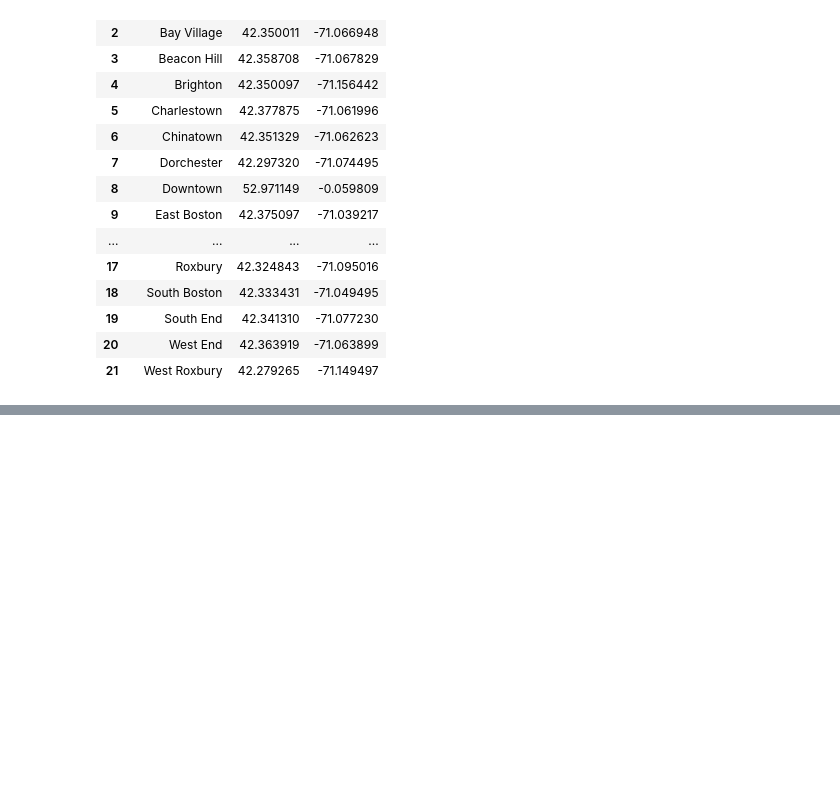
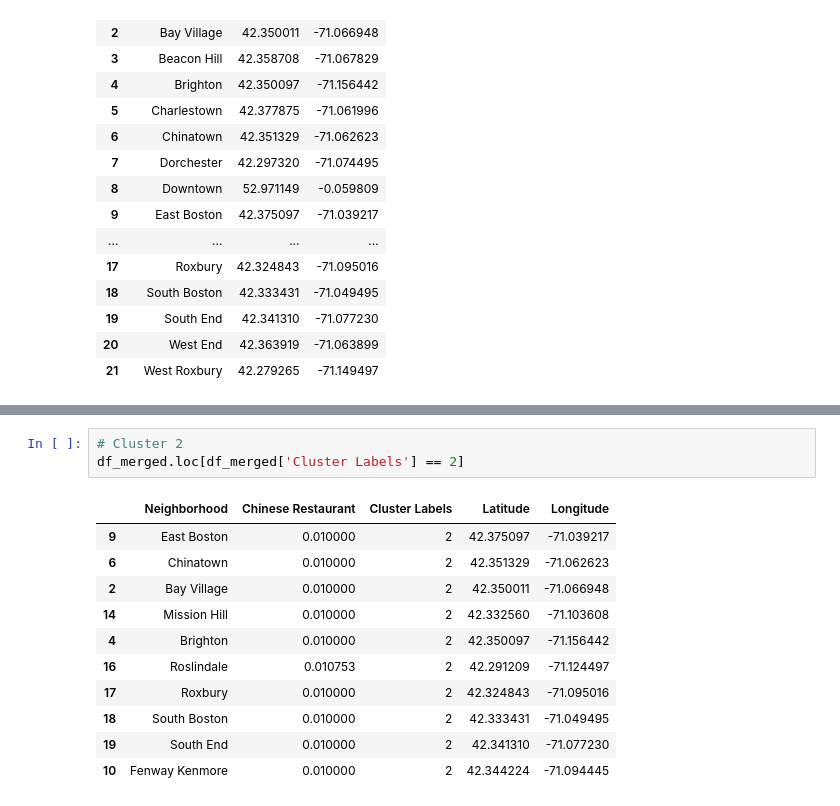
Before and after one commit to Jasonlyw/cn-restaurant-boston, a Jupyter notebook: cn_restaurant_boston.ipynb, the cells around one changed output, grey strips where cells are left out. Drawn from its saved outputs; the diff is of its cells as text; blank space fills up the shorter version.

```diff
--- a/cn_restaurant_boston.ipynb
+++ b/cn_restaurant_boston.ipynb
@@ -119,0 +471,15 @@ df
+# %%
+# Cluster 2
+df_merged.loc[df_merged['Cluster Labels'] == 2]
+# %% [output]
+|  | Neighborhood | Chinese Restaurant | Cluster Labels | Latitude | Longitude |
+| 9 | East Boston | 0.010000 | 2 | 42.375097 | -71.039217 |
+| 6 | Chinatown | 0.010000 | 2 | 42.351329 | -71.062623 |
+| 2 | Bay Village | 0.010000 | 2 | 42.350011 | -71.066948 |
+| 14 | Mission Hill | 0.010000 | 2 | 42.332560 | -71.103608 |
+| 4 | Brighton | 0.010000 | 2 | 42.350097 | -71.156442 |
+| 16 | Roslindale | 0.010753 | 2 | 42.291209 | -71.124497 |
+| 17 | Roxbury | 0.010000 | 2 | 42.324843 | -71.095016 |
+| 18 | South Boston | 0.010000 | 2 | 42.333431 | -71.049495 |
+| 19 | South End | 0.010000 | 2 | 42.341310 | -71.077230 |
+| 10 | Fenway Kenmore | 0.010000 | 2 | 42.344224 | -71.094445 |
```
Also changed, not shown: parts of 30 cells of this notebook.
